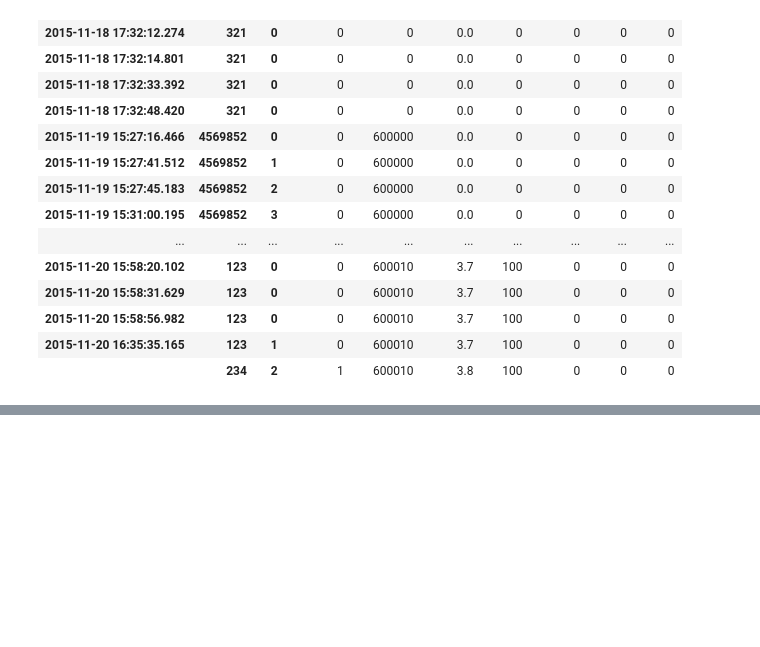
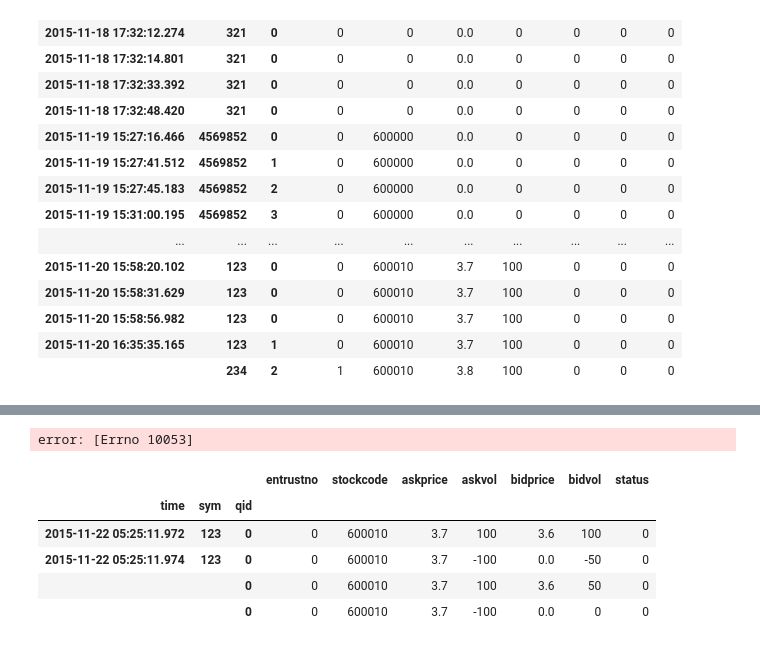
Before and after one commit to llmofang/TradeAgent, a Jupyter notebook: doc/Untitled.ipynb, the cells around one changed output, grey strips where cells are left out. Cells and saved outputs as stored; diff of their text form; code cells hidden in the pictures; blank space fills up the shorter version.

```diff
--- a/doc/Untitled.ipynb
+++ b/doc/Untitled.ipynb
@@ -236,0 +283,14 @@ df[df[u'申请编号']> 350]
+# %%
+query = 'select from trade2'
+df = q(query)
+# %% [output]
+error: [Errno 10053]
+# %%
+df
+# %% [output]
+|  |  |  | entrustno | stockcode | askprice | askvol | bidprice | bidvol | status |
+| time | sym | qid |  |  |  |  |  |  |  |
+| 2015-11-22 05:25:11.972 | 123 | 0 | 0 | 600010 | 3.7 | 100 | 3.6 | 100 | 0 |
+| 2015-11-22 05:25:11.974 | 123 | 0 | 0 | 600010 | 3.7 | -100 | 0.0 | -50 | 0 |
+|  |  | 0 | 0 | 600010 | 3.7 | 100 | 3.6 | 50 | 0 |
+|  |  | 0 | 0 | 600010 | 3.7 | -100 | 0.0 | 0 | 0 |
```
Also changed, not shown: parts of 20 cells of this notebook, 3 other files.
